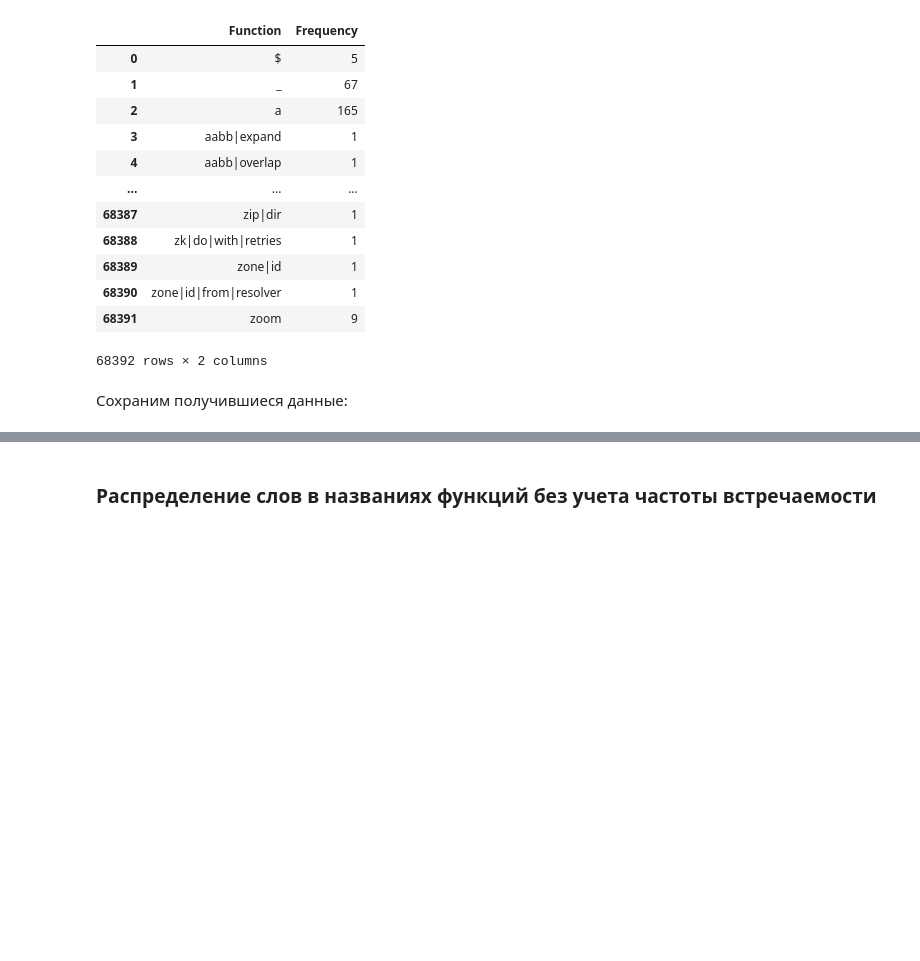
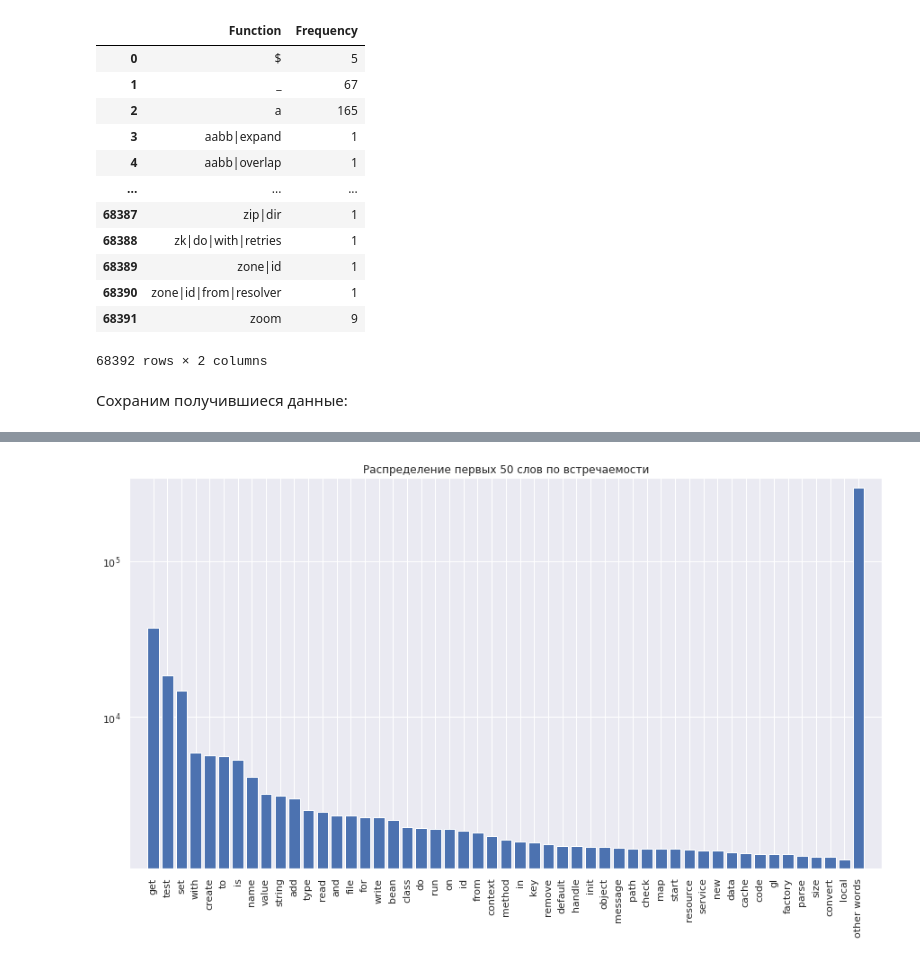
Before and after one commit to bmstu-iu8-g4-2020-project/code2var, a Jupyter notebook: experimental/WordFrequencies.ipynb, the cells around one changed output, grey strips where cells are left out. Drawn from its saved outputs; the diff is of its cells as text; code cells hidden in the pictures; blank space fills up the shorter version.

Commit message:
Word frequency visualisation

```diff
--- a/experimental/WordFrequencies.ipynb
+++ b/experimental/WordFrequencies.ipynb
@@ -62,7 +62,8 @@ Split по названию функции:
 # %%
+freqs = conc['Frequency']
 words = conc['Function'].apply(lambda x: str.split(x, '|'))
 
-display(words)
+display(words, freqs)
 # %% [output]
 0                               [$]
 1                               [_]
@@ -79,21 +92,22 @@ Name: Function, Length: 68392, dtype: object
 # %%
-from collections import Counter
-
 cnt = Counter()
-for seq in words:
-    cnt.update(seq)
+for seq, freq in zip(words, freqs):
+    cnt.update({elem: freq for elem in seq})
 
 srt = sorted(cnt.items(), key=lambda x: x[1], reverse=True)
 srt_labels, srt_freqs = list(map(list, zip(*srt)))
-srt_labels = srt_labels[:25] + ['other words']
-srt_freqs = srt_freqs[:25] + [sum(srt_freqs[25:])]
+srt_labels = srt_labels[:LIMIT_WORDS] + ['other words']
+srt_freqs = srt_freqs[:LIMIT_WORDS] + [sum(srt_freqs[LIMIT_WORDS:])]
-# %% [markdown]
-### Распределение слов в названиях функций без учета частоты встречаемости
 # %%
 import matplotlib.pyplot as plt
 import seaborn as sns; sns.set()
 
-plt.figure(figsize=(10, 10))
-plt.pie(srt_freqs, labels=srt_labels)
-plt.legend()
+plt.figure(figsize=(15, 8))
+plt.title(f"Распределение первых {LIMIT_WORDS} слов по встречаемости")
+plt.yscale("log")
+plt.xticks(rotation='vertical')
+plt.margins(0.025)
+plt.bar(srt_labels, srt_freqs)
 plt.plot();
+# %% [output]
+[figure, added]
```
Also changed, not shown: parts of 3 cells of this notebook.
